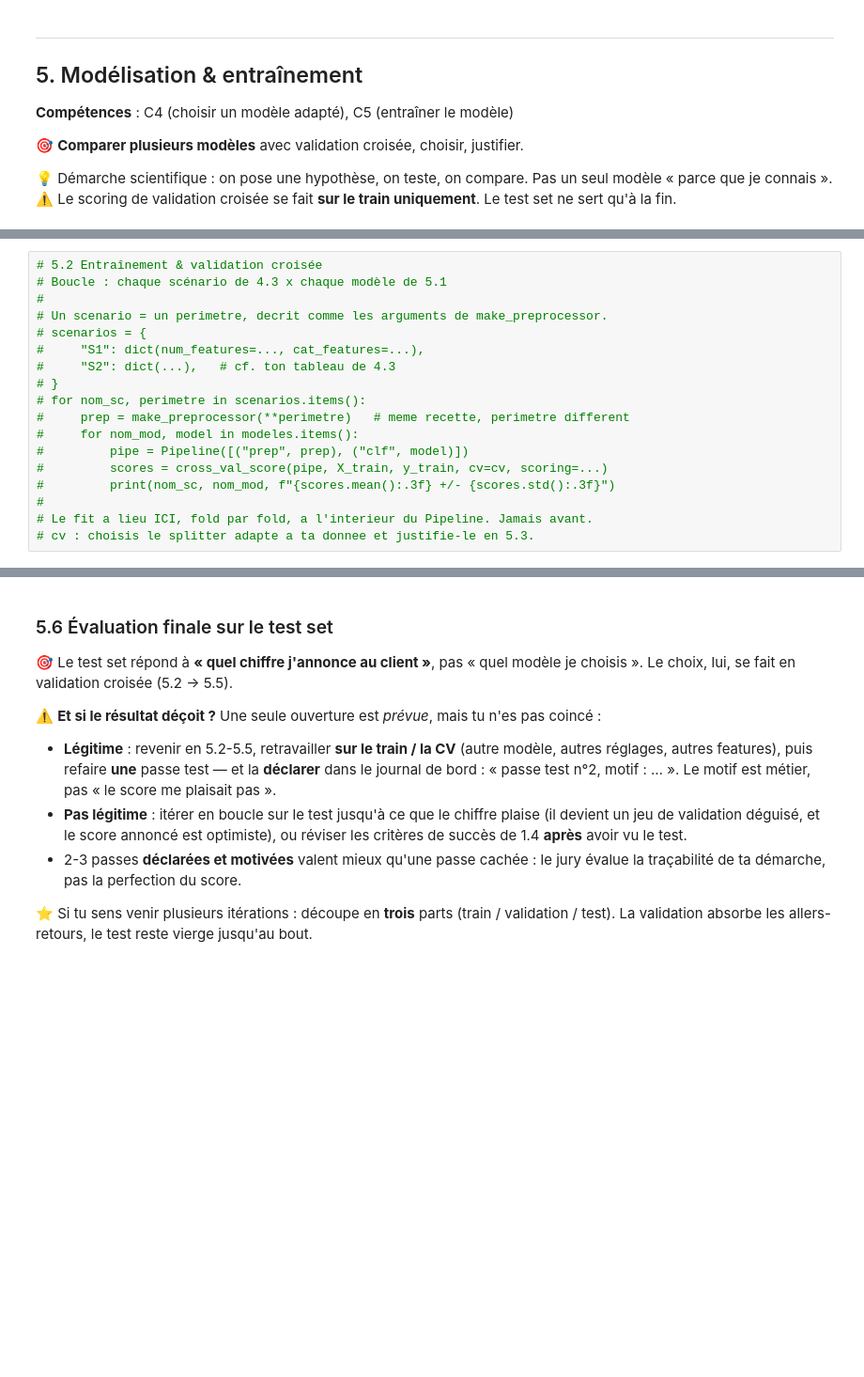
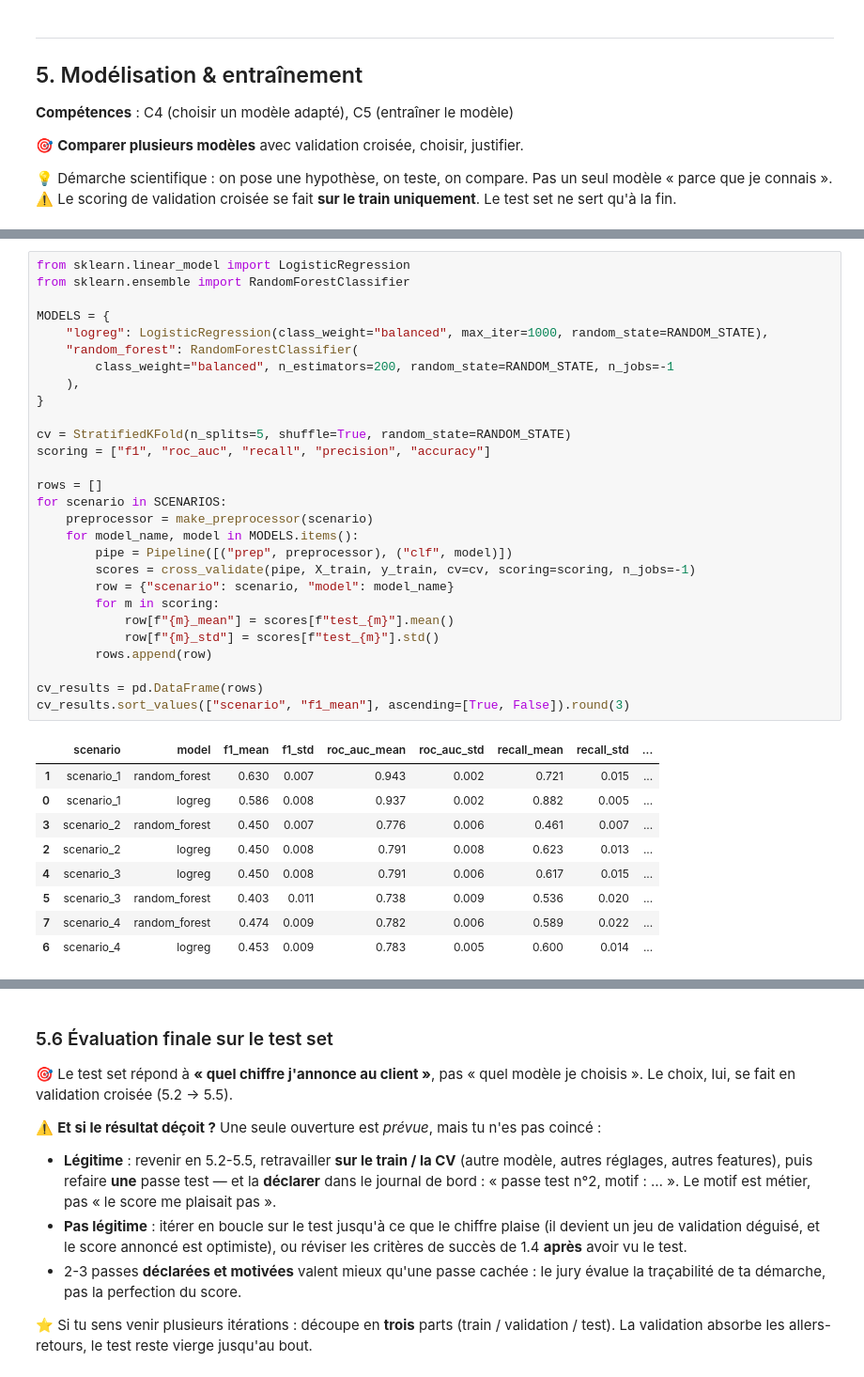
Before and after one commit to nawellepolin/cas-usage-certif-bank-marketing-nawelle, a Jupyter notebook: notebooks/M9_nawelle_bank_marketing.ipynb, the cells around one changed output, grey strips where cells are left out. Shown at 94% size. Drawn from its saved outputs; the diff is of its cells as text; blank space fills up the shorter version.

```diff
--- a/notebooks/M9_nawelle_bank_marketing.ipynb
+++ b/notebooks/M9_nawelle_bank_marketing.ipynb
@@ -710,21 +696,41 @@ Assertions de qualité : OK
 # %%
-# 5.2 Entraînement & validation croisée
-# Boucle : chaque scénario de 4.3 x chaque modèle de 5.1
-#
-# Un scenario = un perimetre, decrit comme les arguments de make_preprocessor.
-# scenarios = {
-#     "S1": dict(num_features=..., cat_features=...),
-#     "S2": dict(...),   # cf. ton tableau de 4.3
-# }
-# for nom_sc, perimetre in scenarios.items():
-#     prep = make_preprocessor(**perimetre)   # meme recette, perimetre different
-#     for nom_mod, model in modeles.items():
-#         pipe = Pipeline([("prep", prep), ("clf", model)])
-#         scores = cross_val_score(pipe, X_train, y_train, cv=cv, scoring=...)
-#         print(nom_sc, nom_mod, f"{scores.mean():.3f} +/- {scores.std():.3f}")
-#
-# Le fit a lieu ICI, fold par fold, a l'interieur du Pipeline. Jamais avant.
-# cv : choisis le splitter adapte a ta donnee et justifie-le en 5.3.
+from sklearn.linear_model import LogisticRegression
+from sklearn.ensemble import RandomForestClassifier
+
+MODELS = {
+    "logreg": LogisticRegression(class_weight="balanced", max_iter=1000, random_state=RANDOM_STATE),
+    "random_forest": RandomForestClassifier(
+        class_weight="balanced", n_estimators=200, random_state=RANDOM_STATE, n_jobs=-1
+    ),
+}
+
+cv = StratifiedKFold(n_splits=5, shuffle=True, random_state=RANDOM_STATE)
+scoring = ["f1", "roc_auc", "recall", "precision", "accuracy"]
+
+rows = []
+for scenario in SCENARIOS:
+    preprocessor = make_preprocessor(scenario)
+    for model_name, model in MODELS.items():
+        pipe = Pipeline([("prep", preprocessor), ("clf", model)])
+        scores = cross_validate(pipe, X_train, y_train, cv=cv, scoring=scoring, n_jobs=-1)
+        row = {"scenario": scenario, "model": model_name}
+        for m in scoring:
+            row[f"{m}_mean"] = scores[f"test_{m}"].mean()
+            row[f"{m}_std"] = scores[f"test_{m}"].std()
+        rows.append(row)
+
+cv_results = pd.DataFrame(rows)
+cv_results.sort_values(["scenario", "f1_mean"], ascending=[True, False]).round(3)
+# %% [output]
+|  | scenario | model | f1_mean | f1_std | roc_auc_mean | roc_auc_std | recall_mean | recall_std | ... |
+| 1 | scenario_1 | random_forest | 0.630 | 0.007 | 0.943 | 0.002 | 0.721 | 0.015 | ... |
+| 0 | scenario_1 | logreg | 0.586 | 0.008 | 0.937 | 0.002 | 0.882 | 0.005 | ... |
+| 3 | scenario_2 | random_forest | 0.450 | 0.007 | 0.776 | 0.006 | 0.461 | 0.007 | ... |
+| 2 | scenario_2 | logreg | 0.450 | 0.008 | 0.791 | 0.008 | 0.623 | 0.013 | ... |
+| 4 | scenario_3 | logreg | 0.450 | 0.008 | 0.791 | 0.006 | 0.617 | 0.015 | ... |
+| 5 | scenario_3 | random_forest | 0.403 | 0.011 | 0.738 | 0.009 | 0.536 | 0.020 | ... |
+| 7 | scenario_4 | random_forest | 0.474 | 0.009 | 0.782 | 0.006 | 0.589 | 0.022 | ... |
+| 6 | scenario_4 | logreg | 0.453 | 0.009 | 0.783 | 0.005 | 0.600 | 0.014 | ... |
 # %% [markdown]
 ### 5.3 Métriques retenues & justification
 
```
Also changed, not shown: parts of 12 cells of this notebook.
